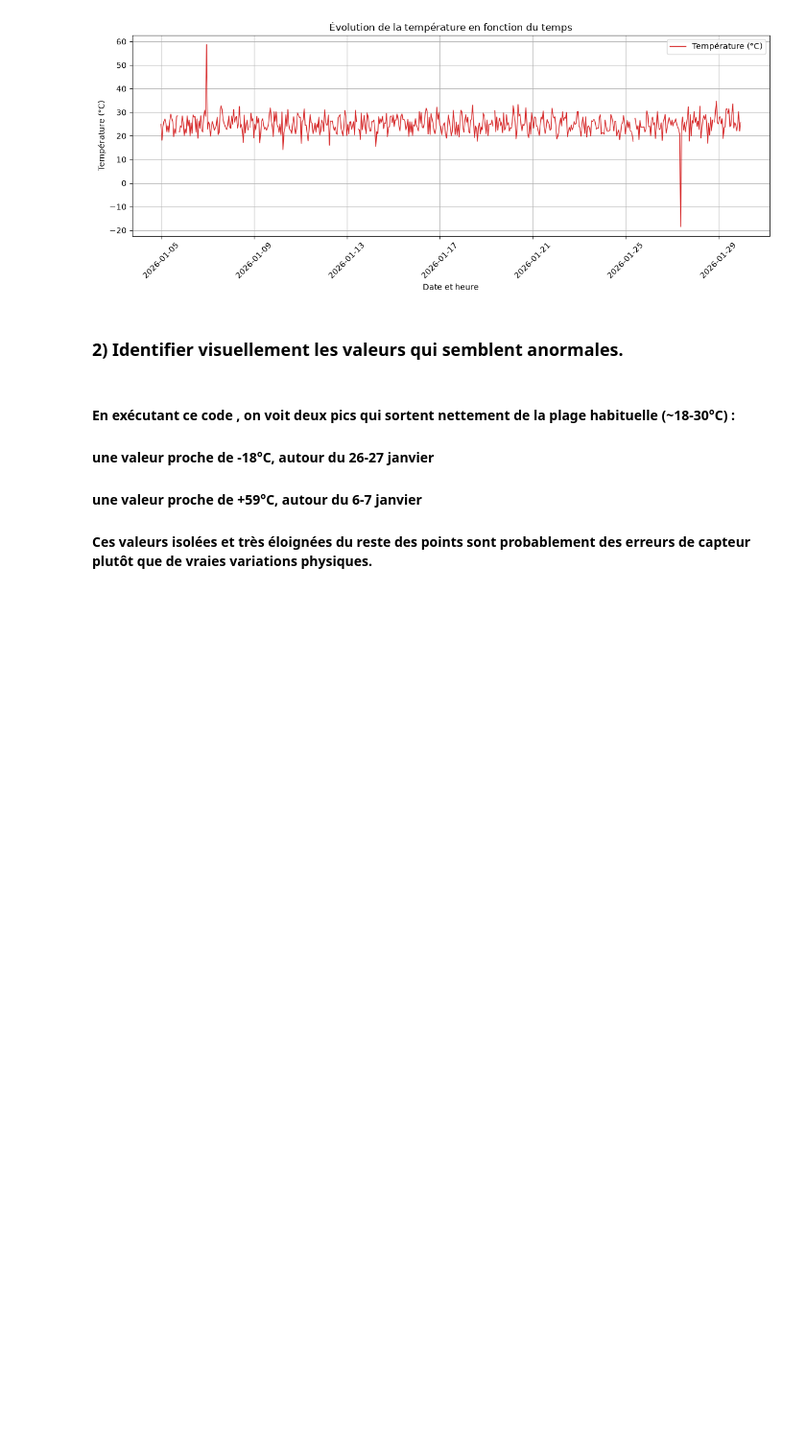
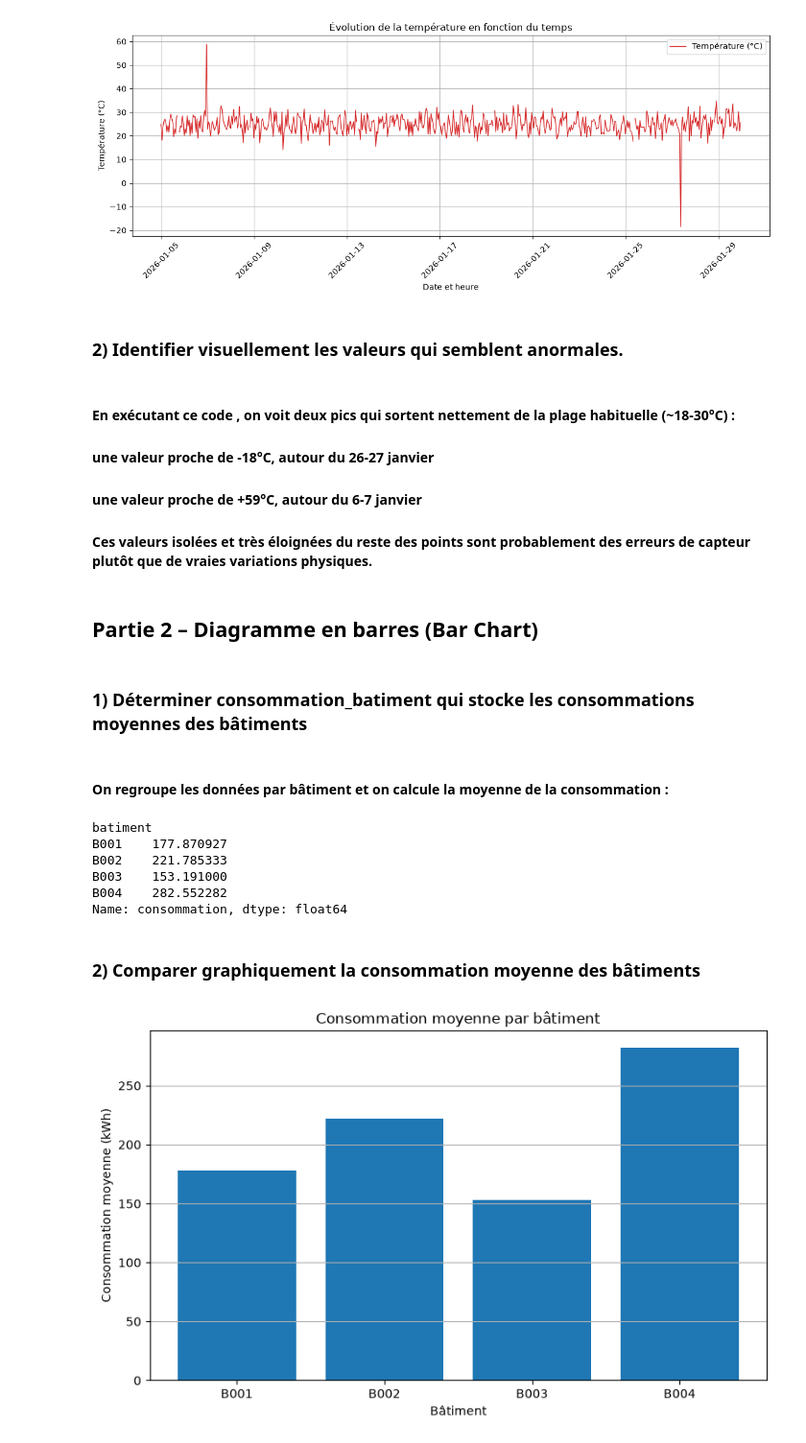
Before and after one commit to Fattimm/atelierMatplotlib, a Jupyter notebook: notebooks/atelier_matplotlib_iot.ipynb, the cells around one changed output. Shown at 96% size. Cells and saved outputs as stored; diff of their text form; code cells hidden in the pictures; blank space fills up the shorter version.

Commit message:
Partie 2 – Diagramme en barres (Bar Chart)

```diff
--- a/notebooks/atelier_matplotlib_iot.ipynb
+++ b/notebooks/atelier_matplotlib_iot.ipynb
@@ -72,3 +72,33 @@ plt.show()
 #### une valeur proche de +59°C, autour du 6-7 janvier
 
 #### Ces valeurs isolées et très éloignées du reste des points sont probablement des erreurs de capteur plutôt que de vraies variations physiques.
+# %% [markdown]
+## Partie 2 – Diagramme en barres (Bar Chart)
+# %% [markdown]
+### 1) Déterminer consommation_batiment qui stocke les consommations moyennes des bâtiments
+# %% [markdown]
+#### On regroupe les données par bâtiment et on calcule la moyenne de la consommation :
+# %%
+consommation_batiment = df.groupby("batiment")["consommation"].mean()
+consommation_batiment
+# %% [output]
+batiment
+B001    177.870927
+B002    221.785333
+B003    153.191000
+B004    282.552282
+Name: consommation, dtype: float64
+# %% [markdown]
+### 2) Comparer graphiquement la consommation moyenne des bâtiments
+# %%
+plt.figure(figsize=(8, 5))
+plt.bar(consommation_batiment.index, consommation_batiment.values, color="tab:blue")
+
+plt.title("Consommation moyenne par bâtiment")
+plt.xlabel("Bâtiment")
+plt.ylabel("Consommation moyenne (kWh)")
+plt.grid(axis="y")
+plt.tight_layout()
+plt.show()
+# %% [output]
+[figure, added]
```
Also changed, not shown: parts of 4 cells of this notebook.
